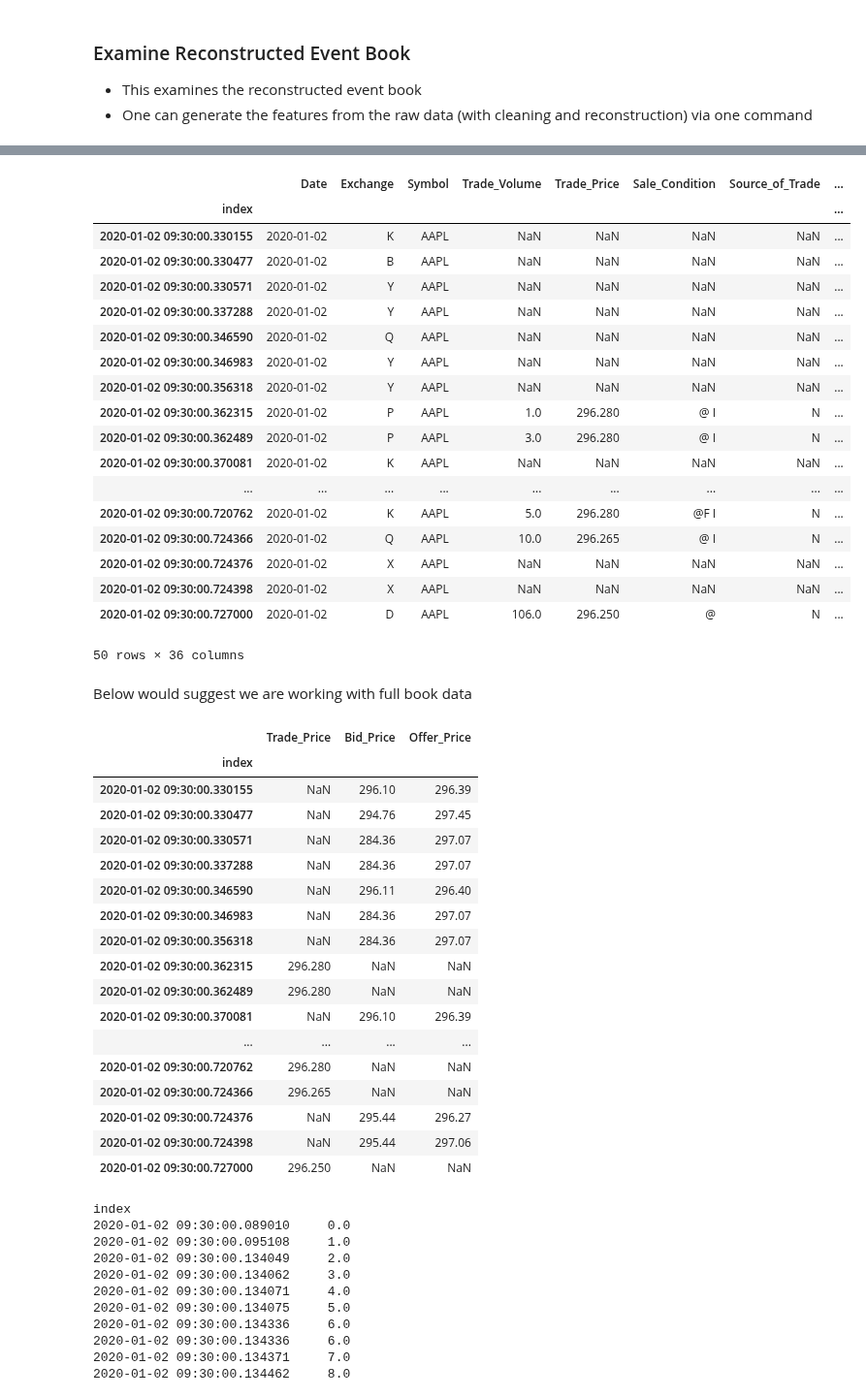
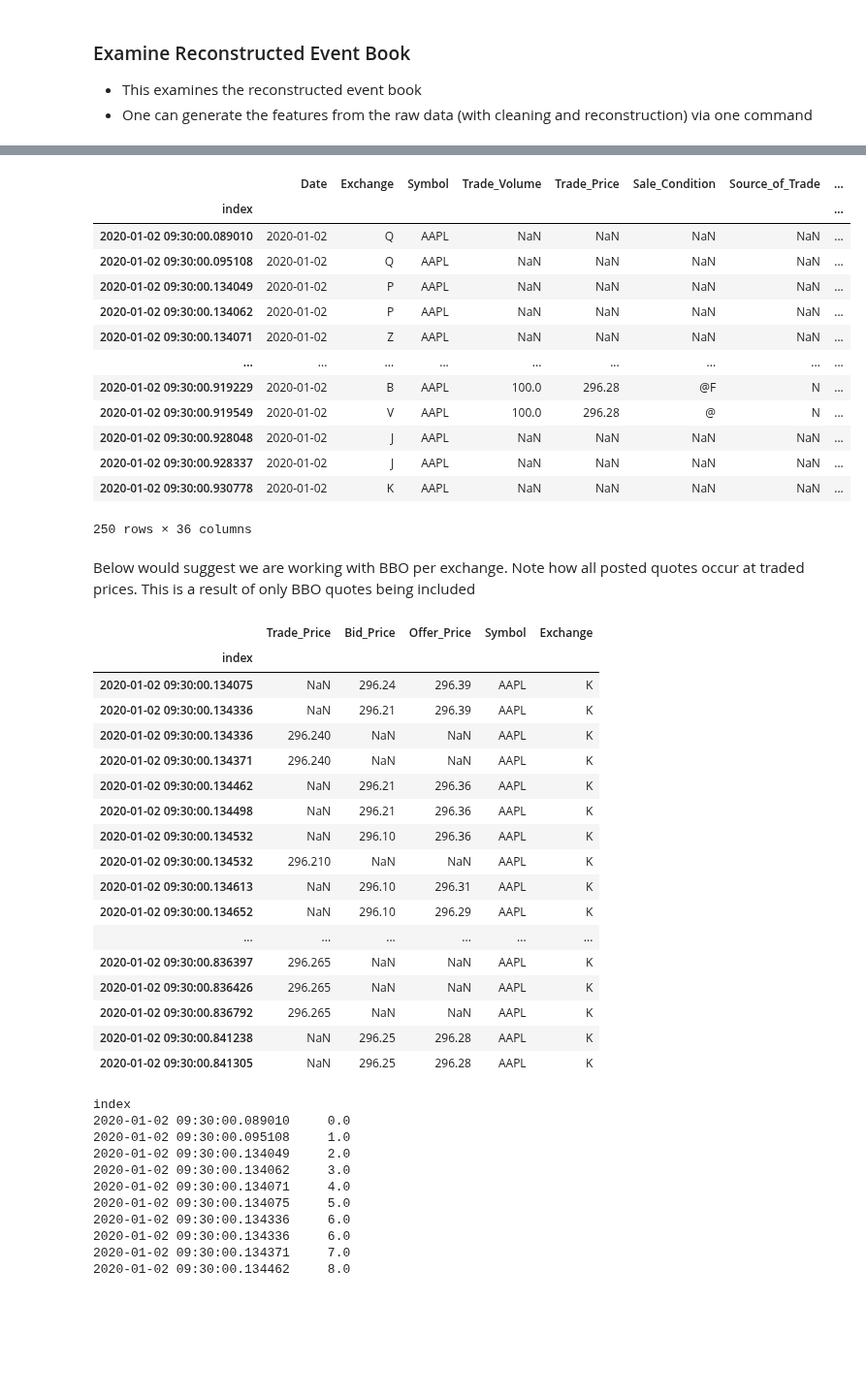
Before and after one commit to AMS-QF/TAQ-Data, a Jupyter notebook: Example_Data_NB.ipynb, the cells around one changed output, grey strips where cells are left out. Shown at 97% size. Saved outputs shown, nothing was run; the diff lists cells and outputs as text; code cells hidden in the pictures; blank space fills up the shorter version.

Commit message:
example data

```diff
--- a/Example_Data_NB.ipynb
+++ b/Example_Data_NB.ipynb
@@ -125,51 +125,46 @@ events
 # %%
 import pandas as pd
 
-events=pd.read_csv('data/features/2020-01-02/AAPL_reconstructed_features.csv', index_col=0,nrows=100).tail(50)
+events=pd.read_csv('data/features/2020-01-02/AAPL_reconstructed_features.csv', index_col=0,nrows=250)
 events
 # %% [output]
 |  | Date | Exchange | Symbol | Trade_Volume | Trade_Price | Sale_Condition | Source_of_Trade | ... |
 | index |  |  |  |  |  |  |  | ... |
-| 2020-01-02 09:30:00.330155 | 2020-01-02 | K | AAPL | NaN | NaN | NaN | NaN | ... |
-| 2020-01-02 09:30:00.330477 | 2020-01-02 | B | AAPL | NaN | NaN | NaN | NaN | ... |
-| 2020-01-02 09:30:00.330571 | 2020-01-02 | Y | AAPL | NaN | NaN | NaN | NaN | ... |
-| 2020-01-02 09:30:00.337288 | 2020-01-02 | Y | AAPL | NaN | NaN | NaN | NaN | ... |
-| 2020-01-02 09:30:00.346590 | 2020-01-02 | Q | AAPL | NaN | NaN | NaN | NaN | ... |
-| 2020-01-02 09:30:00.346983 | 2020-01-02 | Y | AAPL | NaN | NaN | NaN | NaN | ... |
-| 2020-01-02 09:30:00.356318 | 2020-01-02 | Y | AAPL | NaN | NaN | NaN | NaN | ... |
-| 2020-01-02 09:30:00.362315 | 2020-01-02 | P | AAPL | 1.0 | 296.280 | @ I | N | ... |
-| 2020-01-02 09:30:00.362489 | 2020-01-02 | P | AAPL | 3.0 | 296.280 | @ I | N | ... |
-| 2020-01-02 09:30:00.370081 | 2020-01-02 | K | AAPL | NaN | NaN | NaN | NaN | ... |
+| 2020-01-02 09:30:00.089010 | 2020-01-02 | Q | AAPL | NaN | NaN | NaN | NaN | ... |
+| 2020-01-02 09:30:00.095108 | 2020-01-02 | Q | AAPL | NaN | NaN | NaN | NaN | ... |
+| 2020-01-02 09:30:00.134049 | 2020-01-02 | P | AAPL | NaN | NaN | NaN | NaN | ... |
+| 2020-01-02 09:30:00.134062 | 2020-01-02 | P | AAPL | NaN | NaN | NaN | NaN | ... |
+| 2020-01-02 09:30:00.134071 | 2020-01-02 | Z | AAPL | NaN | NaN | NaN | NaN | ... |
 | ... | ... | ... | ... | ... | ... | ... | ... | ... |
-| 2020-01-02 09:30:00.720762 | 2020-01-02 | K | AAPL | 5.0 | 296.280 | @F I | N | ... |
-| 2020-01-02 09:30:00.724366 | 2020-01-02 | Q | AAPL | 10.0 | 296.265 | @ I | N | ... |
-| 2020-01-02 09:30:00.724376 | 2020-01-02 | X | AAPL | NaN | NaN | NaN | NaN | ... |
-| 2020-01-02 09:30:00.724398 | 2020-01-02 | X | AAPL | NaN | NaN | NaN | NaN | ... |
-| 2020-01-02 09:30:00.727000 | 2020-01-02 | D | AAPL | 106.0 | 296.250 | @ | N | ... |
+| 2020-01-02 09:30:00.919229 | 2020-01-02 | B | AAPL | 100.0 | 296.28 | @F | N | ... |
+| 2020-01-02 09:30:00.919549 | 2020-01-02 | V | AAPL | 100.0 | 296.28 | @ | N | ... |
+| 2020-01-02 09:30:00.928048 | 2020-01-02 | J | AAPL | NaN | NaN | NaN | NaN | ... |
+| 2020-01-02 09:30:00.928337 | 2020-01-02 | J | AAPL | NaN | NaN | NaN | NaN | ... |
+| 2020-01-02 09:30:00.930778 | 2020-01-02 | K | AAPL | NaN | NaN | NaN | NaN | ... |
-50 rows × 36 columns
+250 rows × 36 columns
-# %% [markdown]
-Below would suggest we are working with full book data
+# %% [markdown]
+Below would suggest we are working with BBO per exchange. Note how all posted quotes occur at traded prices. This is a result of only BBO quotes being included
 # %%
-events[['Trade_Price','Bid_Price','Offer_Price']]
+events[['Trade_Price','Bid_Price','Offer_Price','Symbol','Exchange']][events['Exchange']=='K'].head(50)
 # %% [output]
-|  | Trade_Price | Bid_Price | Offer_Price |
-| index |  |  |  |
-| 2020-01-02 09:30:00.330155 | NaN | 296.10 | 296.39 |
-| 2020-01-02 09:30:00.330477 | NaN | 294.76 | 297.45 |
-| 2020-01-02 09:30:00.330571 | NaN | 284.36 | 297.07 |
-| 2020-01-02 09:30:00.337288 | NaN | 284.36 | 297.07 |
-| 2020-01-02 09:30:00.346590 | NaN | 296.11 | 296.40 |
-| 2020-01-02 09:30:00.346983 | NaN | 284.36 | 297.07 |
-| 2020-01-02 09:30:00.356318 | NaN | 284.36 | 297.07 |
-| 2020-01-02 09:30:00.362315 | 296.280 | NaN | NaN |
-| 2020-01-02 09:30:00.362489 | 296.280 | NaN | NaN |
-| 2020-01-02 09:30:00.370081 | NaN | 296.10 | 296.39 |
-| ... | ... | ... | ... |
-| 2020-01-02 09:30:00.720762 | 296.280 | NaN | NaN |
-| 2020-01-02 09:30:00.724366 | 296.265 | NaN | NaN |
-| 2020-01-02 09:30:00.724376 | NaN | 295.44 | 296.27 |
-| 2020-01-02 09:30:00.724398 | NaN | 295.44 | 297.06 |
-| 2020-01-02 09:30:00.727000 | 296.250 | NaN | NaN |
+|  | Trade_Price | Bid_Price | Offer_Price | Symbol | Exchange |
+| index |  |  |  |  |  |
+| 2020-01-02 09:30:00.134075 | NaN | 296.24 | 296.39 | AAPL | K |
+| 2020-01-02 09:30:00.134336 | NaN | 296.21 | 296.39 | AAPL | K |
+| 2020-01-02 09:30:00.134336 | 296.240 | NaN | NaN | AAPL | K |
+| 2020-01-02 09:30:00.134371 | 296.240 | NaN | NaN | AAPL | K |
+| 2020-01-02 09:30:00.134462 | NaN | 296.21 | 296.36 | AAPL | K |
+| 2020-01-02 09:30:00.134498 | NaN | 296.21 | 296.36 | AAPL | K |
+| 2020-01-02 09:30:00.134532 | NaN | 296.10 | 296.36 | AAPL | K |
+| 2020-01-02 09:30:00.134532 | 296.210 | NaN | NaN | AAPL | K |
+| 2020-01-02 09:30:00.134613 | NaN | 296.10 | 296.31 | AAPL | K |
+| 2020-01-02 09:30:00.134652 | NaN | 296.10 | 296.29 | AAPL | K |
+| ... | ... | ... | ... | ... | ... |
+| 2020-01-02 09:30:00.836397 | 296.265 | NaN | NaN | AAPL | K |
+| 2020-01-02 09:30:00.836426 | 296.265 | NaN | NaN | AAPL | K |
+| 2020-01-02 09:30:00.836792 | 296.265 | NaN | NaN | AAPL | K |
+| 2020-01-02 09:30:00.841238 | NaN | 296.25 | 296.28 | AAPL | K |
+| 2020-01-02 09:30:00.841305 | NaN | 296.25 | 296.28 | AAPL | K |
 # %%
 events['MOX_Identifier']
 # %% [output]
```
